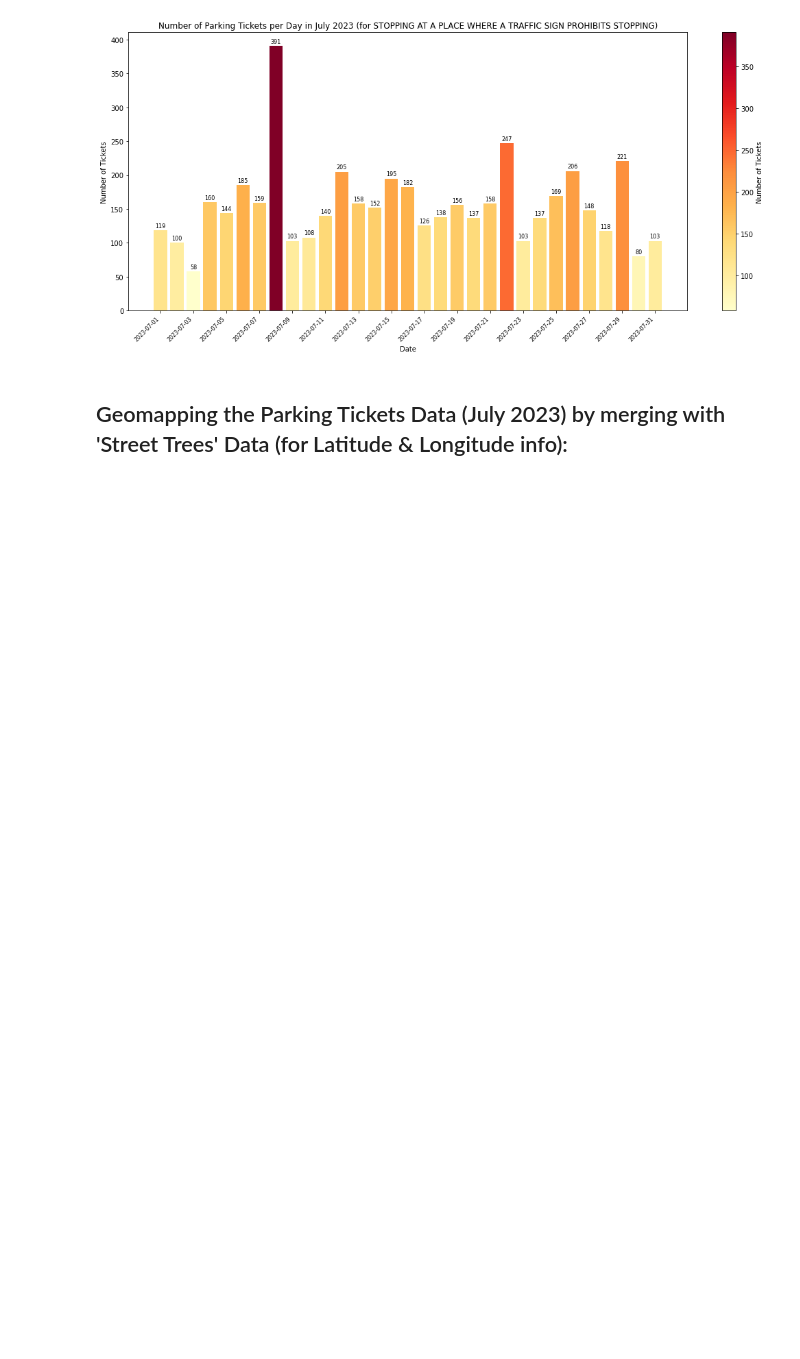
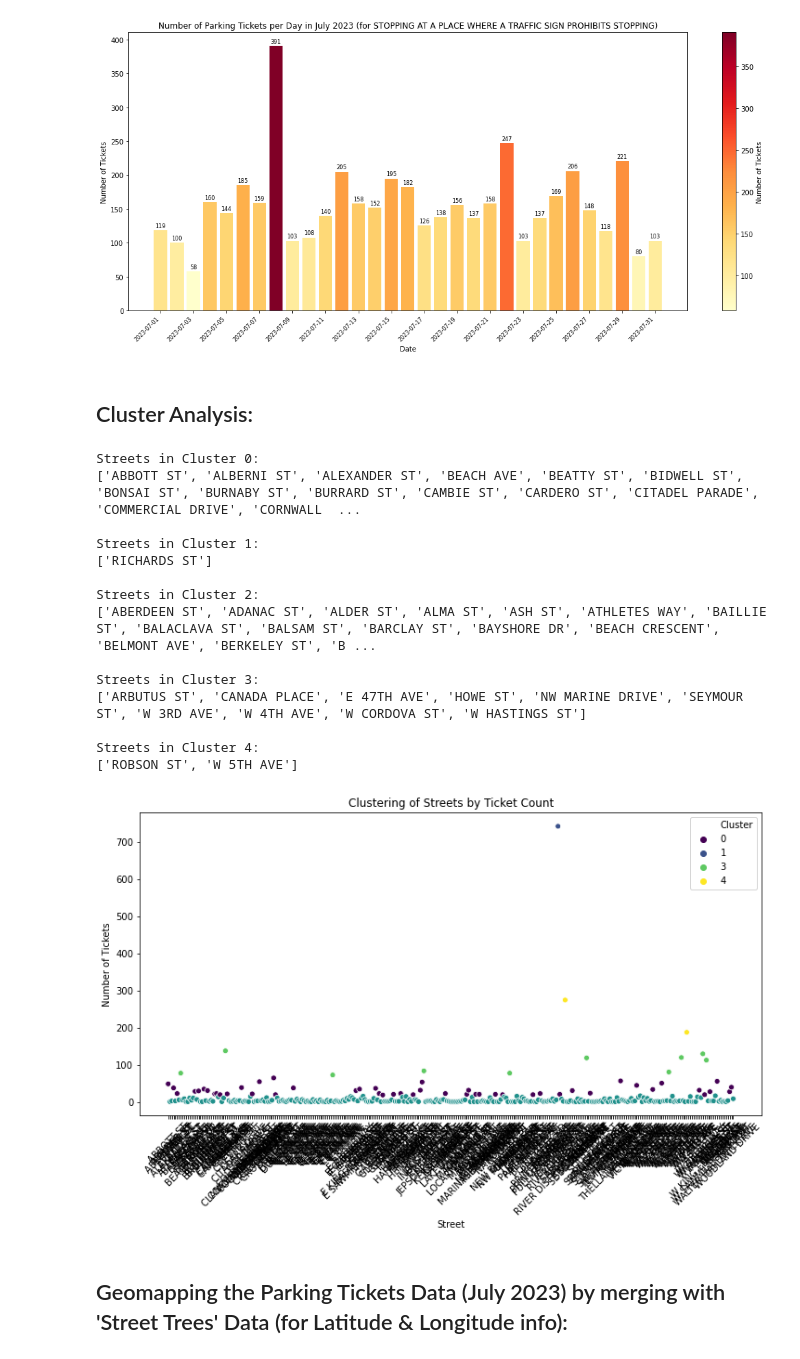
Before and after one commit to prernamalik7/VanParkingTicketsAnalysis, a Jupyter notebook: COV_Assessment_Prerna-Part 1.ipynb, the cells around one changed output. Saved outputs shown, nothing was run; the diff lists cells and outputs as text; code cells hidden in the pictures; blank space fills up the shorter version.

```diff
--- a/COV_Assessment_Prerna-Part 1.ipynb
+++ b/COV_Assessment_Prerna-Part 1.ipynb
@@ -826,6 +827,54 @@ Try using .loc[row_indexer,col_indexer] = value instead
 
 See the caveats in the documentation: https://pandas.pydata.org/pandas-docs/stable/user_guide/indexing.html#returning-a-view-versus-a-copy
 [figure]
+# %% [markdown]
+<h2>Cluster Analysis:
+# %%
+# Function to perform clustering
+def perform_clustering(specific_date_data):
+    # Prepare data for clustering
+    street_grouped = specific_date_data.groupby('street').size().reset_index(name='TicketCount')
+
+    # Run KMeans clustering
+    kmeans = KMeans(n_clusters=5, random_state=0).fit(street_grouped[['TicketCount']])
+
+    # Add cluster labels to the dataframe
+    street_grouped['Cluster'] = kmeans.labels_
+
+    # Print out the streets in each cluster
+    for cluster_num in range(5):
+        print(f"Streets in Cluster {cluster_num}:")
+        streets_in_cluster = street_grouped[street_grouped['Cluster'] == cluster_num]['street']
+        print(streets_in_cluster.tolist())
+        print()
+
+    # Visualize the clusters
+    plt.figure(figsize=(12, 6))
+    sns.scatterplot(data=street_grouped, x='street', y='TicketCount', hue='Cluster', palette='viridis')
+    plt.title('Clustering of Streets by Ticket Count')
+    plt.xlabel('Street')
+    plt.ylabel('Number of Tickets')
+    plt.xticks(rotation=45)
+    plt.show()
+
+if parking_tickets is not None:
+    perform_clustering(specific_date_data)
+# %% [output]
+Streets in Cluster 0:
+['ABBOTT ST', 'ALBERNI ST', 'ALEXANDER ST', 'BEACH AVE', 'BEATTY ST', 'BIDWELL ST', 'BONSAI ST', 'BURNABY ST', 'BURRARD ST', 'CAMBIE ST', 'CARDERO ST', 'CITADEL PARADE', 'COMMERCIAL DRIVE', 'CORNWALL  ...
+
+Streets in Cluster 1:
+['RICHARDS ST']
+
+Streets in Cluster 2:
+['ABERDEEN ST', 'ADANAC ST', 'ALDER ST', 'ALMA ST', 'ASH ST', 'ATHLETES WAY', 'BAILLIE ST', 'BALACLAVA ST', 'BALSAM ST', 'BARCLAY ST', 'BAYSHORE DR', 'BEACH CRESCENT', 'BELMONT AVE', 'BERKELEY ST', 'B ...
+
+Streets in Cluster 3:
+['ARBUTUS ST', 'CANADA PLACE', 'E 47TH AVE', 'HOWE ST', 'NW MARINE DRIVE', 'SEYMOUR ST', 'W 3RD AVE', 'W 4TH AVE', 'W CORDOVA ST', 'W HASTINGS ST']
+
+Streets in Cluster 4:
+['ROBSON ST', 'W 5TH AVE']
+[figure, added]
 # %% [markdown]
 <h2>Geomapping the Parking Tickets Data (July 2023) by merging with 'Street Trees' Data (for Latitude & Longitude info):
 # %% [markdown]
```
Also changed, not shown: parts of 4 cells of this notebook, 3 other files.
